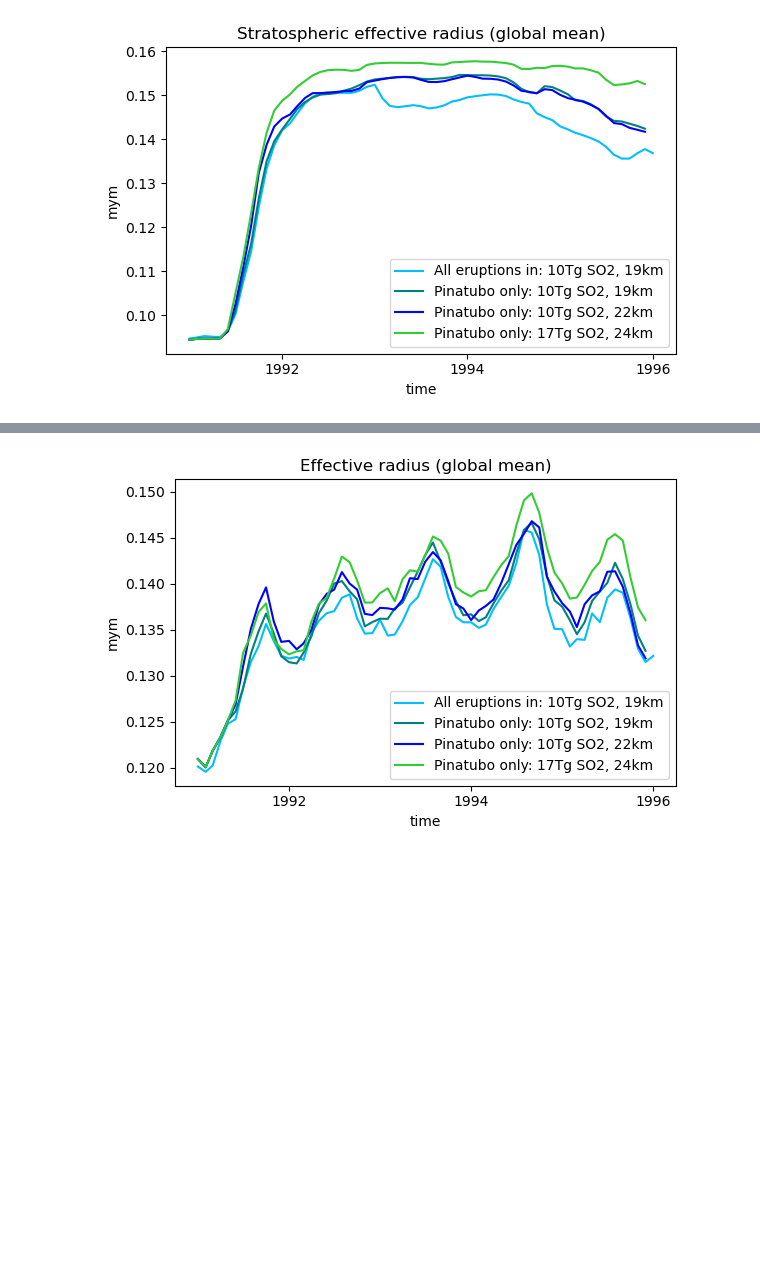
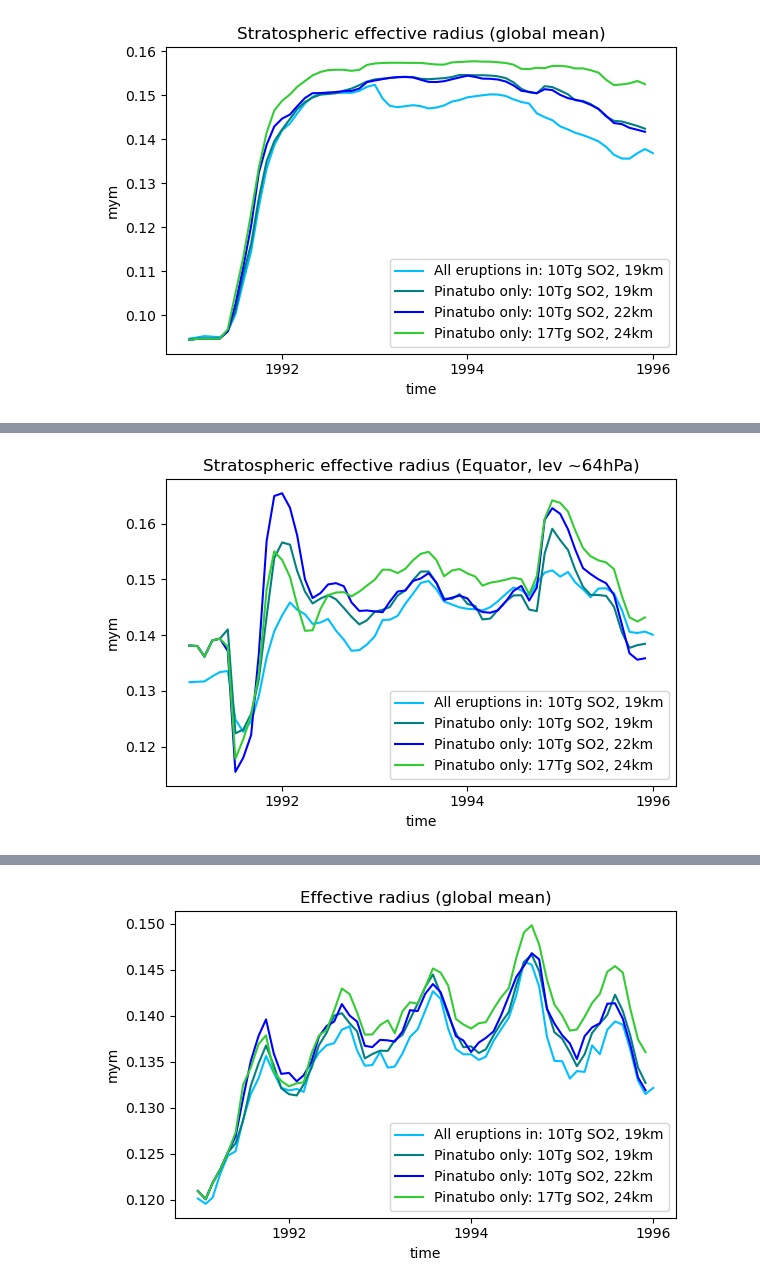
Before and after one commit to EliHHogemo/master_thesis, a Jupyter notebook: reff_plotting.ipynb, the cells around one changed output, grey strips where cells are left out. Drawn from its saved outputs; the diff is of its cells as text; code cells hidden in the pictures; blank space fills up the shorter version.

```diff
--- a/reff_plotting.ipynb
+++ b/reff_plotting.ipynb
@@ -186,28 +148,32 @@ IndexError: Boolean array size 120 is used to index array with shape (32,).
 # %%
-SReff = ds_19["REFF_AERO"].sel(lev = slice(50,20), method = "nearest")
-SReff = SReff.sel(lat = slice(-20,20))
+cm_to_mym = 10000
+p_lev = 64
+
+SReff = ds_19["REFF_AERO"].sel(lev = p_lev, method = "nearest")
+SReff = SReff.sel(lat = slice(-5, 5))
 SReff = SReff.weighted(weighted_lat_19).mean(dim=["lat", "lon"])*cm_to_mym
-SReff_weighted = (SReff * dp).sum("lev") /dm.sum("lev")
 SReff = SReff.sel(time=slice("1991-01-01", "1996-01-01"))
 
-SReff_19_c = ds_19_c["REFF_AERO"].sel(lev = slice(50,20), method = "nearest")
-SReff_19_c = SReff_19_c.sel(lat = slice(-20,20))
+SReff_19_c = ds_19_c["REFF_AERO"].sel(lev = p_lev, method = "nearest")
+SReff_19_c = SReff_19_c.sel(lat = slice(-5, 5))
 SReff_19_c = SReff_19_c.weighted(weighted_lat_19_c).mean(dim=["lat", "lon"])*cm_to_mym
 
-SReff_22 = ds_22["REFF_AERO"].sel(lev = slice(50,20), method="nearest")
-SReff_22 = SReff_22.sel(lat = slice(-20,20))
+SReff_22 = ds_22["REFF_AERO"].sel(lev = p_lev, method="nearest")
+SReff_22 = SReff_22.sel(lat = slice(-5, 5))
 SReff_22 = SReff_22.weighted(weighted_lat_22).mean(dim=["lat", "lon"])*cm_to_mym
 
-SReff_24 = ds_24["REFF_AERO"].sel(lev = slice(50,20), method="nearest")
-SReff_24 = SReff_24.sel(lat = slice(-20,20))
+SReff_24 = ds_24["REFF_AERO"].sel(lev = p_lev, method="nearest")
+SReff_24 = SReff_24.sel(lat = slice(-5, 5))
 SReff_24 = SReff_24.weighted(weighted_lat_24).mean(dim=["lat", "lon"])*cm_to_mym
 
 plt.figure(figsize=(6, 4))
 SReff.plot(color = "deepskyblue", label = "All eruptions in: 10Tg SO2, 19km")
 SReff_19_c.plot(color = "teal", label = "Pinatubo only: 10Tg SO2, 19km")
 SReff_22.plot(color = "blue", label = "Pinatubo only: 10Tg SO2, 22km")
 SReff_24.plot(color = "limegreen", label = "Pinatubo only: 17Tg SO2, 24km")
 plt.ylabel("mym")
-plt.title("Stratospheric effective radius (Tropics)")
+plt.title("Stratospheric effective radius (Equator, lev ~64hPa)")
 plt.legend()
 plt.tight_layout()
+# %% [output]
+[figure, added]
```
Also changed, not shown: parts of 8 cells of this notebook.
